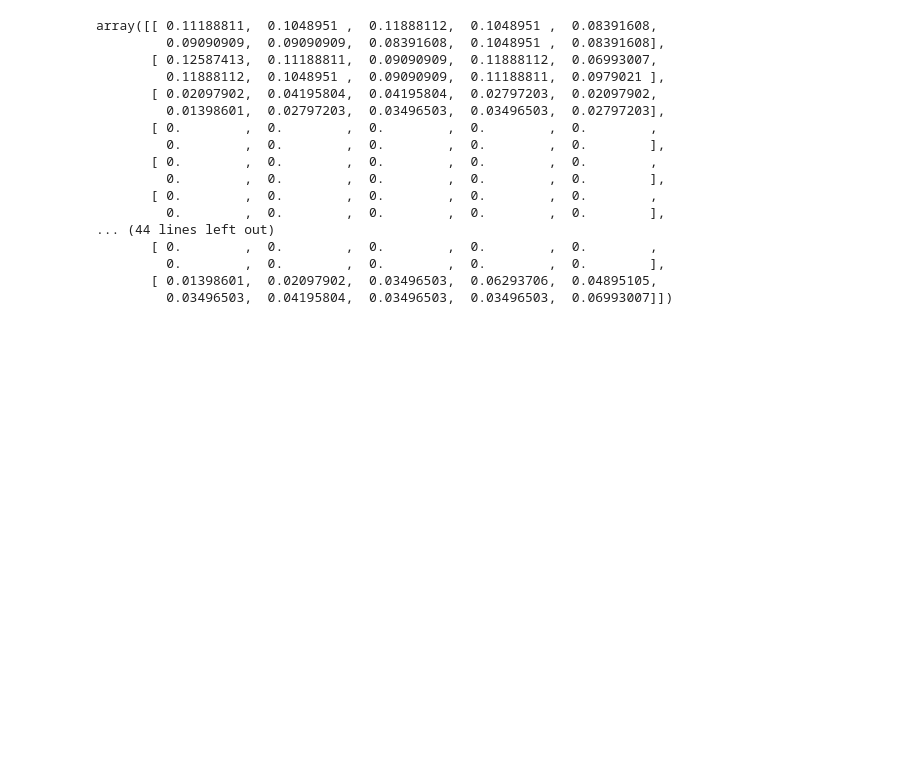
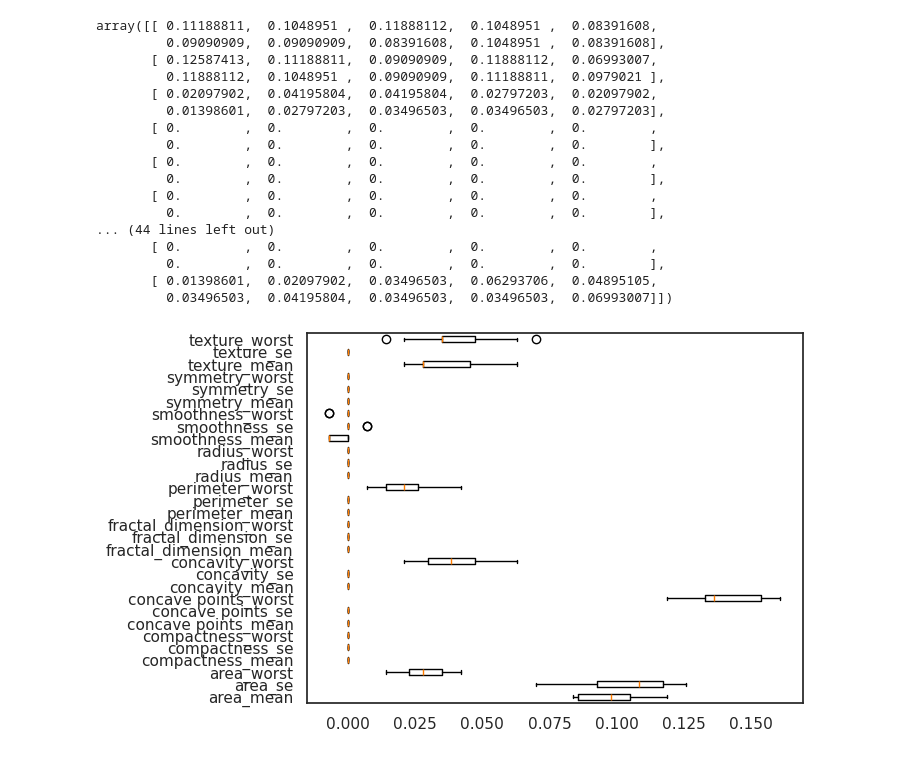
Before and after one commit to HilarioMarques/ArvoreDecisao_Classificacao_CancerMama, a Jupyter notebook: notebooks/Metricas.ipynb, the cells around one changed output. Drawn from its saved outputs; the diff is of its cells as text; code cells hidden in the pictures; blank space fills up the shorter version.

```diff
--- a/notebooks/Metricas.ipynb
+++ b/notebooks/Metricas.ipynb
@@ -615,3 +615,15 @@ array([[ 0.11188811,  0.1048951 ,  0.11888112,  0.1048951 ,  0.08391608,
          0.        ,  0.        ,  0.        ,  0.        ,  0.        ],
        [ 0.01398601,  0.02097902,  0.03496503,  0.06293706,  0.04895105,
          0.03496503,  0.04195804,  0.03496503,  0.03496503,  0.06993007]])
+# %%
+fig, ax = plt.subplots()
+
+ax.boxplot(
+    perm_imp.importances.T,
+    vert=False,
+    tick_labels=X.columns
+)
+
+plt.show()
+# %% [output]
+[figure, added]
```
